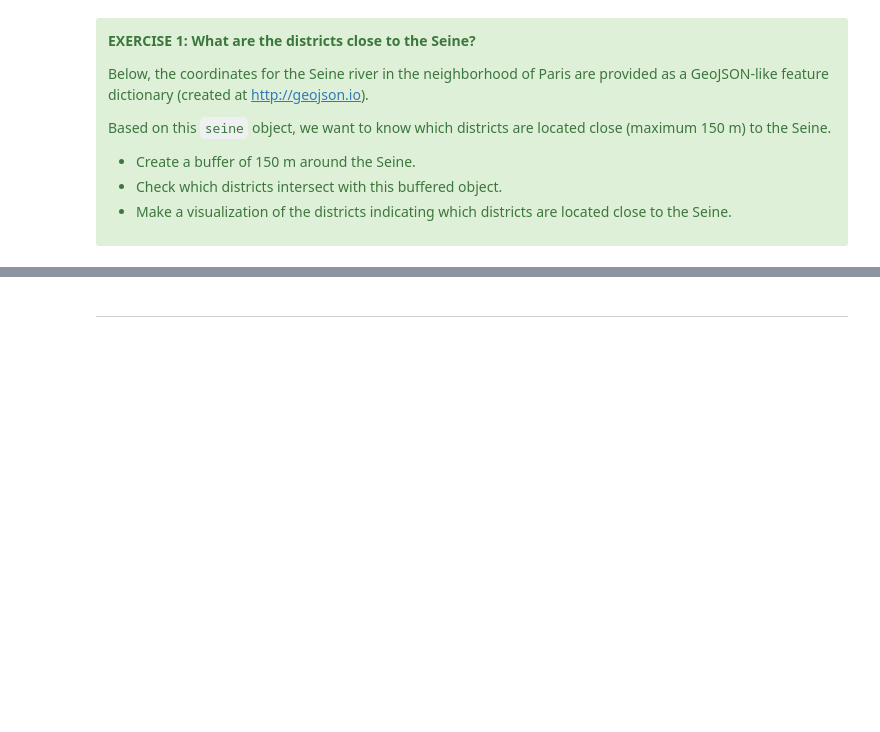
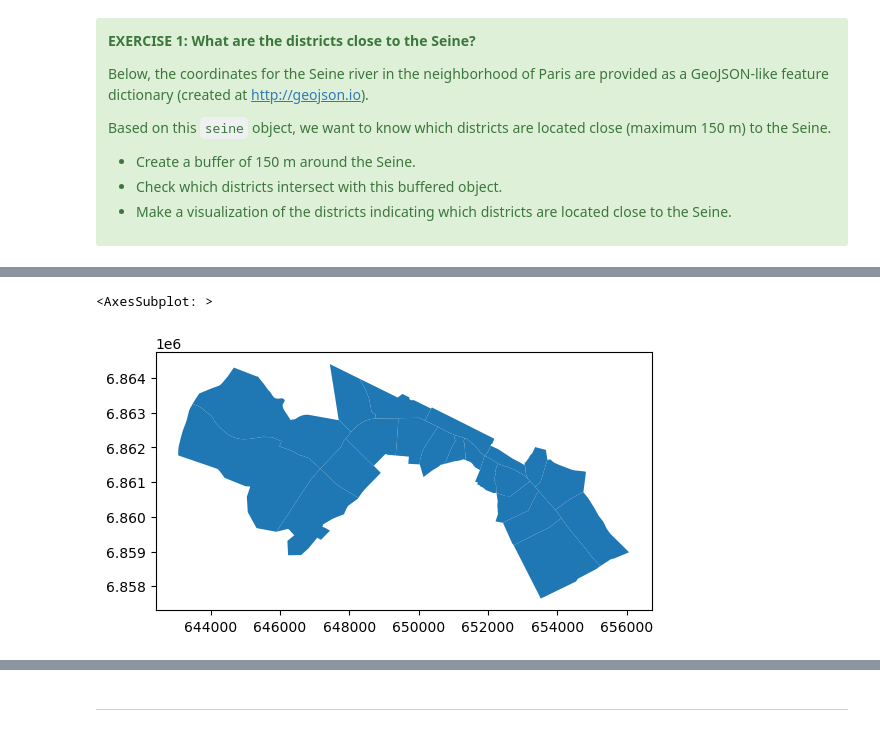
Before and after one commit to SYuGao/geopandas-tutorial, a Jupyter notebook: 04-spatial-operations-overlays.ipynb, the cells around one changed output, grey strips where cells are left out. Drawn from its saved outputs; the diff is of its cells as text; code cells hidden in the pictures; blank space fills up the shorter version.

```diff
--- a/04-spatial-operations-overlays.ipynb
+++ b/04-spatial-operations-overlays.ipynb
@@ -149,0 +192,5 @@ seine
+# %%
+area = seine.buffer(150)
+# %%
+intersection_districts = districts.intersection(area)
+intersection_districts
@@ -149,0 +210,2 @@ seine
+# %%
+around_districts = districts[~intersection_districts.is_empty]
@@ -149,0 +232,5 @@ seine
+# %%
+around_districts.plot()
+# %% [output]
+<AxesSubplot: >
+[figure, added]
```
Also changed, not shown: parts of 46 cells of this notebook, 3 other files.
